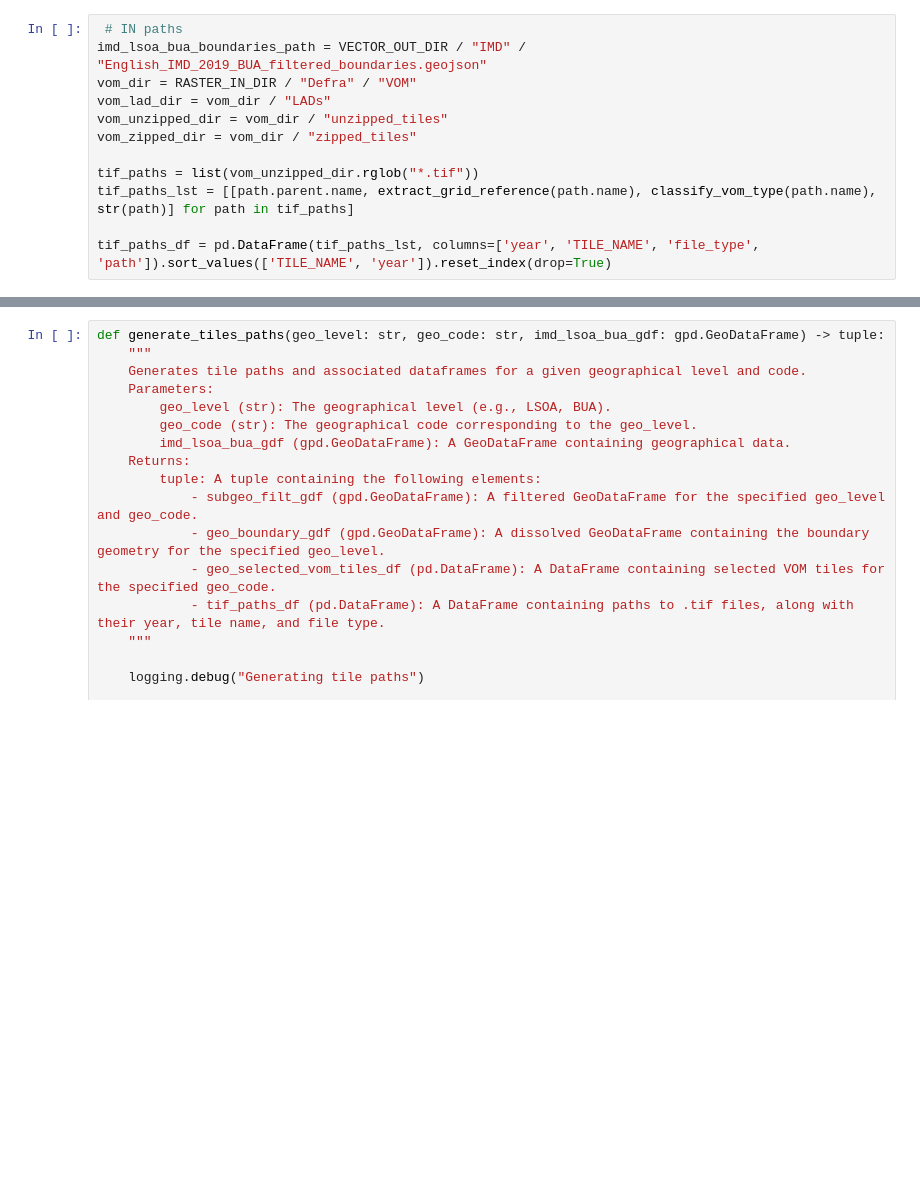
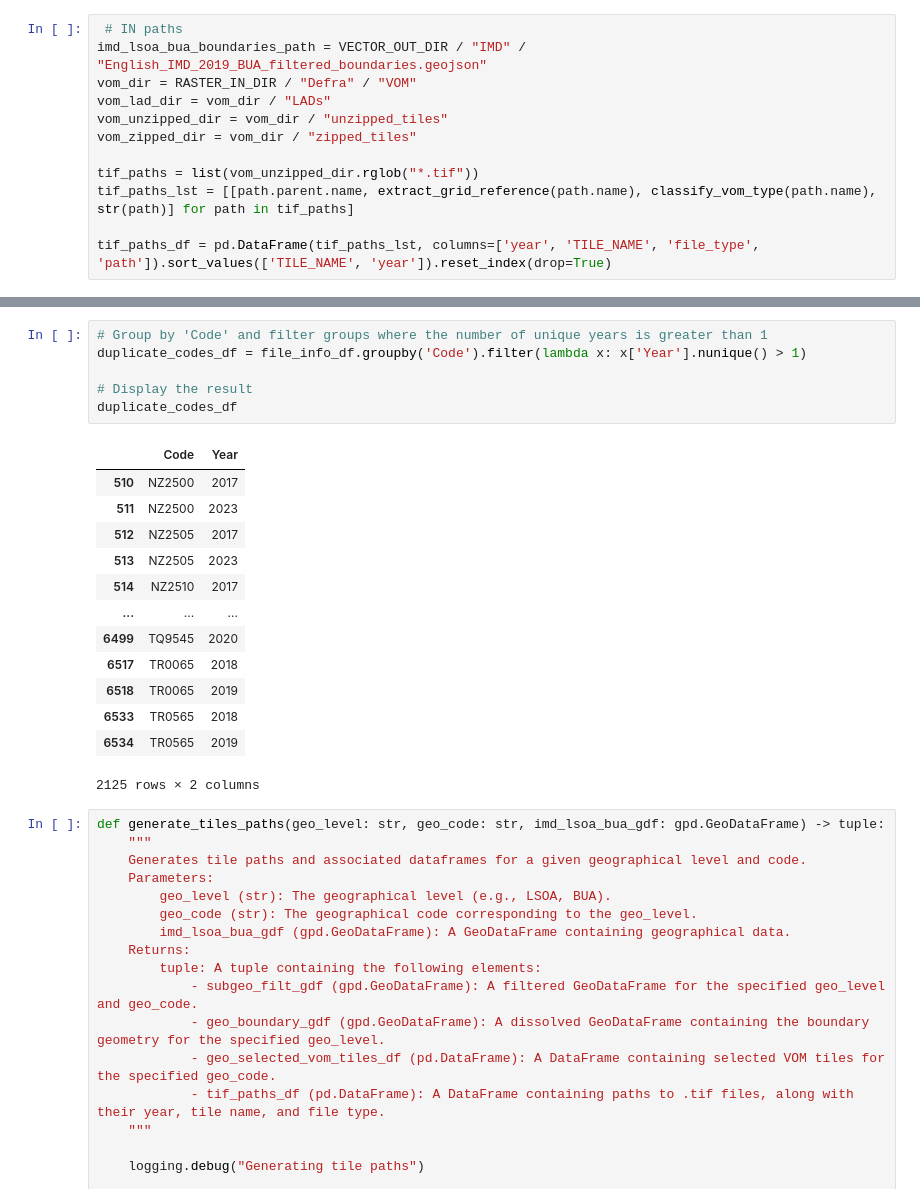
Before and after one commit to sdgresearch/3-30-300-analysis, a Jupyter notebook: notebooks/VOM_processing.ipynb, the cells around one changed output, grey strips where cells are left out. Cells and saved outputs as stored; diff of their text form; blank space fills up the shorter version.

```diff
--- a/notebooks/VOM_processing.ipynb
+++ b/notebooks/VOM_processing.ipynb
@@ -28,3 +126,23 @@ tif_paths_df = pd.DataFrame(tif_paths_lst, columns=['year', 'TILE_NAME', 'file_t
+# %%
+# Group by 'Code' and filter groups where the number of unique years is greater than 1
+duplicate_codes_df = file_info_df.groupby('Code').filter(lambda x: x['Year'].nunique() > 1)
+
+# Display the result
+duplicate_codes_df
+# %% [output]
+|  | Code | Year |
+| 510 | NZ2500 | 2017 |
+| 511 | NZ2500 | 2023 |
+| 512 | NZ2505 | 2017 |
+| 513 | NZ2505 | 2023 |
+| 514 | NZ2510 | 2017 |
+| ... | ... | ... |
+| 6499 | TQ9545 | 2020 |
+| 6517 | TR0065 | 2018 |
+| 6518 | TR0065 | 2019 |
+| 6533 | TR0565 | 2018 |
+| 6534 | TR0565 | 2019 |
+2125 rows × 2 columns
 # %%
 def generate_tiles_paths(geo_level: str, geo_code: str, imd_lsoa_bua_gdf: gpd.GeoDataFrame) -> tuple:
     """
```
Also changed, not shown: parts of 8 cells of this notebook, 3 other files.
